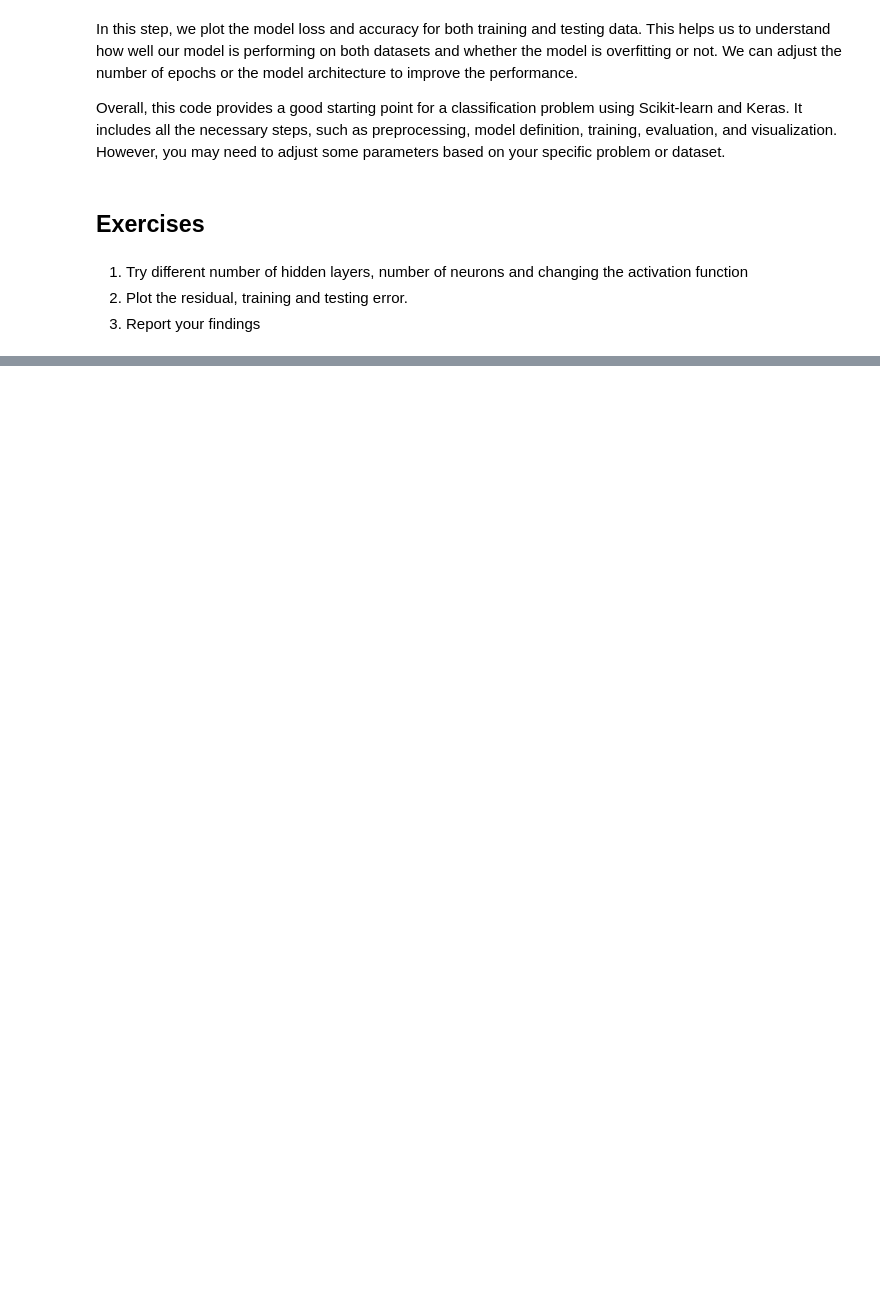
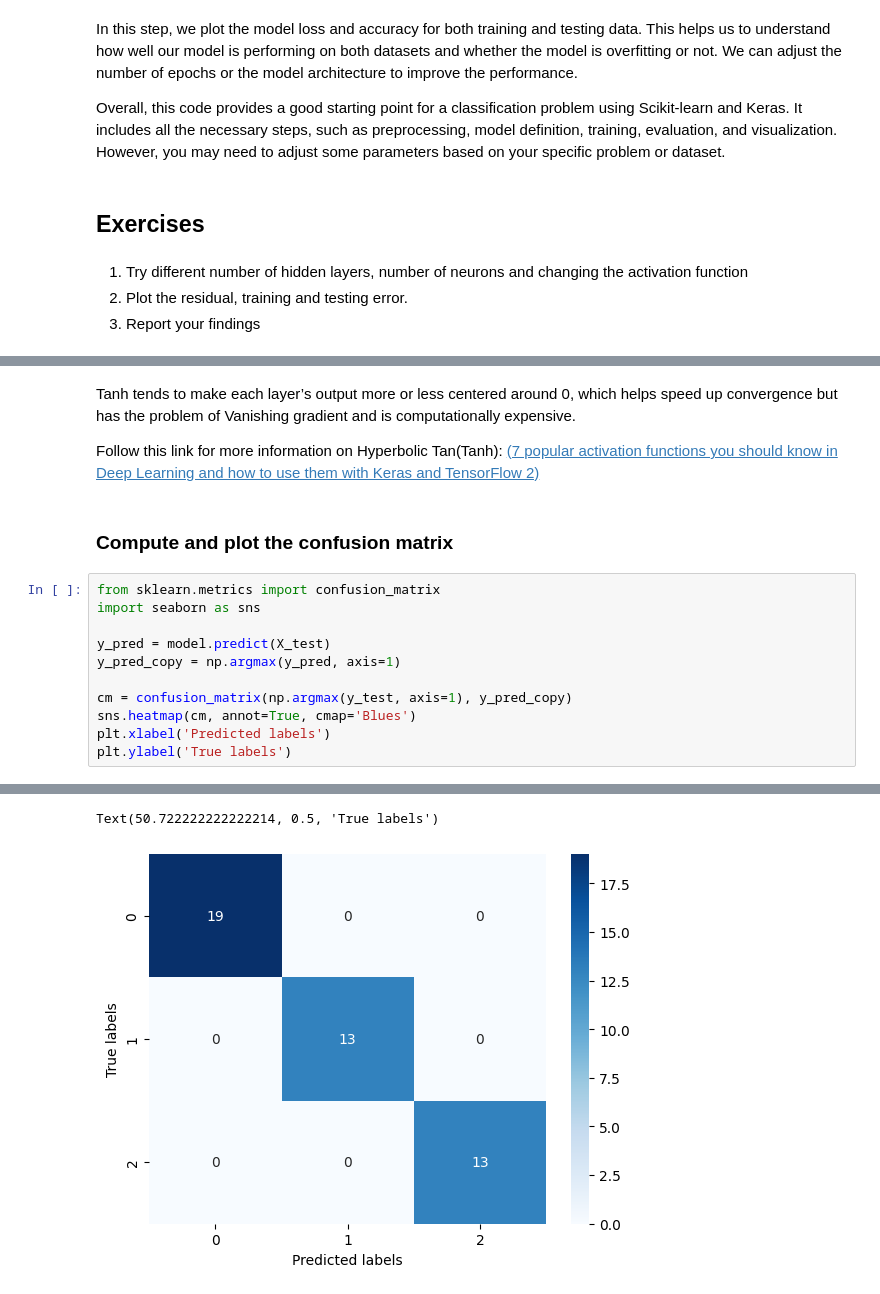
Before and after one commit to Danie-O/machine-learning, a Jupyter notebook: intro-to-deep-learning/Daniella Omenogor_Deep Learning(Regression and Classification).ipynb, the cells around one changed output, grey strips where cells are left out. Saved outputs shown, nothing was run; the diff lists cells and outputs as text; blank space fills up the shorter version.

```diff
--- a/intro-to-deep-learning/Daniella Omenogor_Deep Learning(Regression and Classification).ipynb
+++ b/intro-to-deep-learning/Daniella Omenogor_Deep Learning(Regression and Classification).ipynb
@@ -485,0 +487,18 @@ plt.show()
+# %% [markdown]
+Tanh tends to make each layer’s output more or less centered around 0, which helps speed up convergence but has the problem of Vanishing gradient and is computationally expensive.
+
+Follow this link for more information on Hyperbolic Tan(Tanh): <a href="https://towardsdatascience.com/7-popular-activation-functions-you-should-know-in-deep-learning-and-how-to-use-them-with-keras-and-27b4d838dfe6">(7 popular activation functions you should know in Deep Learning and how to use them with Keras and TensorFlow 2)</a>
+# %% [markdown]
+### Compute and plot the confusion matrix
+# %%
+from sklearn.metrics import confusion_matrix
+import seaborn as sns
+
+y_pred = model.predict(X_test)
+y_pred_copy = np.argmax(y_pred, axis=1)
+
+cm = confusion_matrix(np.argmax(y_test, axis=1), y_pred_copy)
+sns.heatmap(cm, annot=True, cmap='Blues')
+plt.xlabel('Predicted labels')
+plt.ylabel('True labels')
+# %% [output]
@@ -485,0 +506,2 @@ plt.show()
+Text(50.722222222222214, 0.5, 'True labels')
+[figure, added]
```
Also changed, not shown: parts of 90 cells of this notebook.
